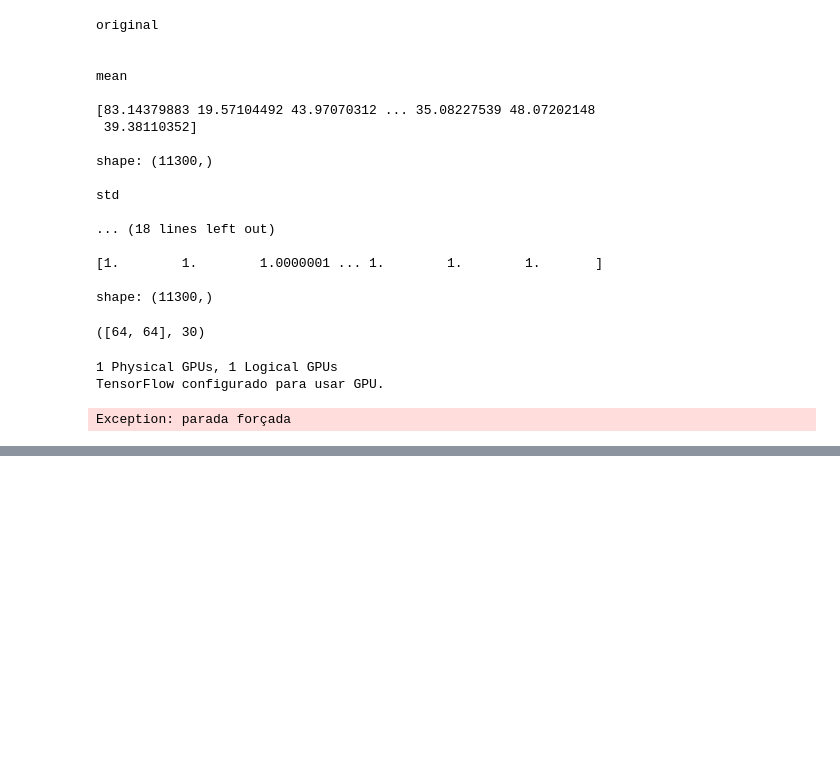
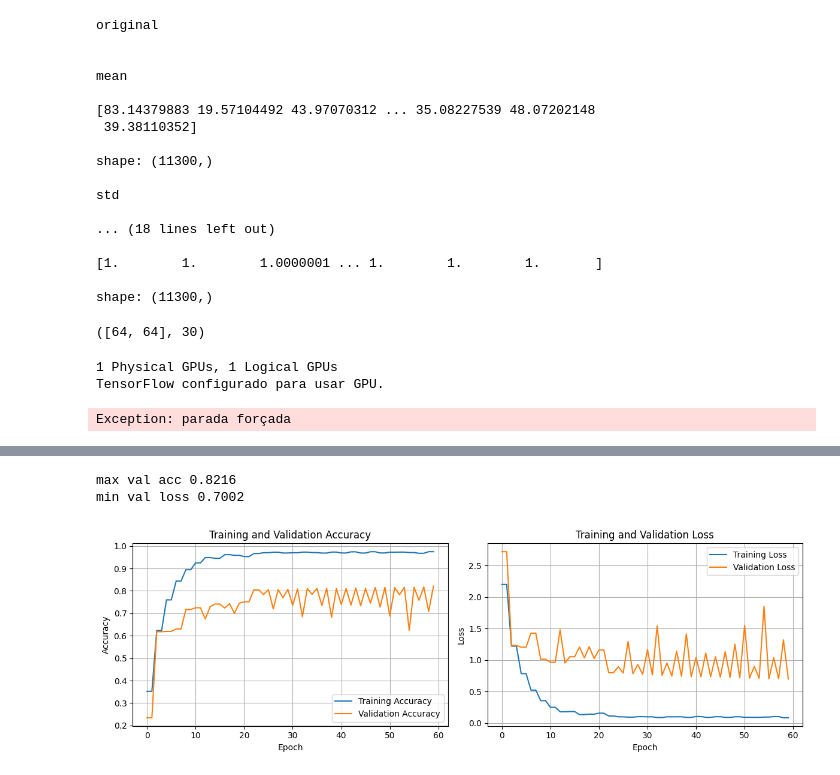
Before and after one commit to gabrielbarata/MVP-machine-learning, a Jupyter notebook: MVP_machine_learning.ipynb, the cells around one changed output, grey strips where cells are left out. Drawn from its saved outputs; the diff is of its cells as text; code cells hidden in the pictures; blank space fills up the shorter version.

```diff
--- a/MVP_machine_learning.ipynb
+++ b/MVP_machine_learning.ipynb
@@ -1058,0 +1071,6 @@ min val loss 0.4834
+# %%
+plot_history(history)
+# %% [output]
+max val acc 0.8216
+min val loss 0.7002
+[figure, added]
```
Also changed, not shown: parts of 6 cells of this notebook.
